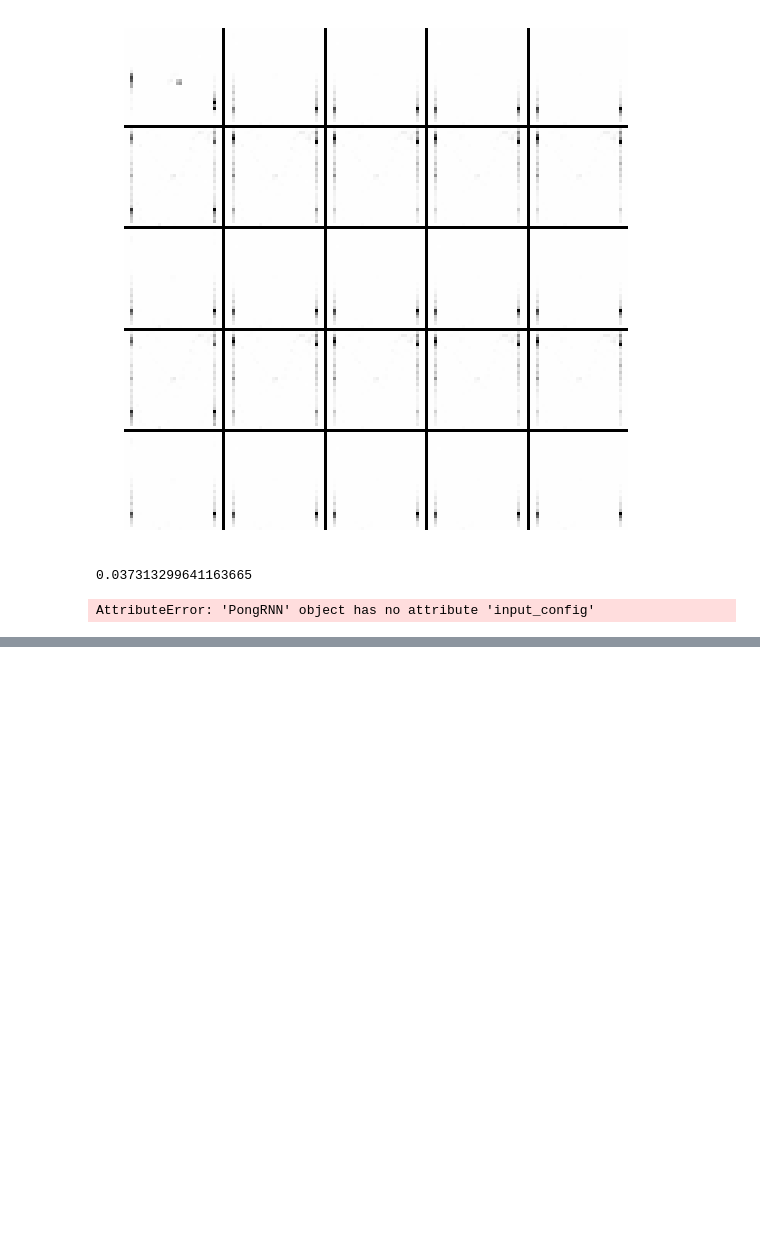
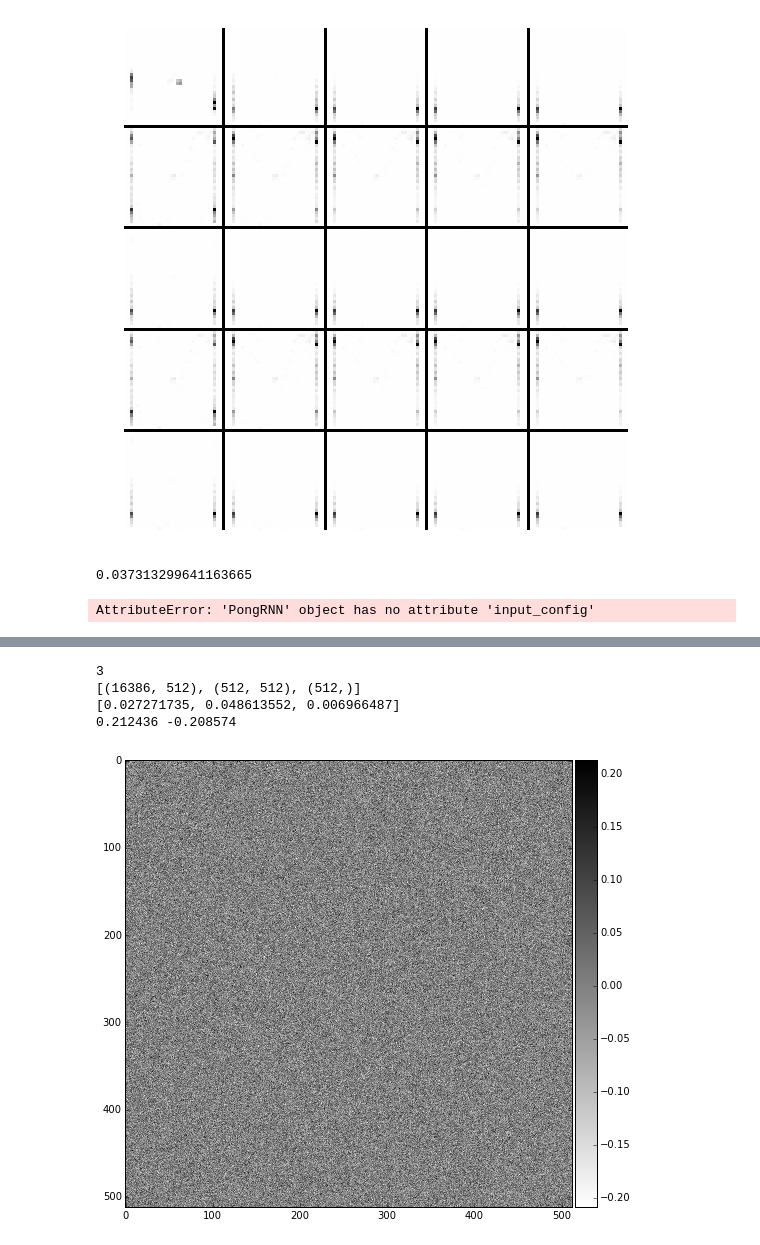
Before and after one commit to dmgottlieb/pong_rnn, a Jupyter notebook: PongRNN.ipynb, the cells around one changed output, grey strips where cells are left out. Saved outputs shown, nothing was run; the diff lists cells and outputs as text; code cells hidden in the pictures; blank space fills up the shorter version.

```diff
--- a/PongRNN.ipynb
+++ b/PongRNN.ipynb
@@ -314,0 +398,21 @@ AttributeError: 'PongRNN' object has no attribute 'input_config'
+# %%
+# extract + visualize RNN weights -- in particular, there should be some weights on the hidden state!
+
+RNN = model.graph.nodes['RNN3']
+weights = RNN.get_weights()
+# %%
+print len(weights)
+print [w.shape for w in weights]
+print [w.std() for w in weights]
+
+print weights[1].max(), weights[1].min()
+
+nice_imshow(plt.gca(), weights[1], cmap=cm.binary)
+
+# weights[1] is the weights on the recurrent state -- these are the largest weights in the layer, although they look small to my eye.
+# %% [output]
+3
+[(16386, 512), (512, 512), (512,)]
+[0.027271735, 0.048613552, 0.006966487]
+0.212436 -0.208574
+[figure, added]
```
Also changed, not shown: parts of 20 cells of this notebook, 7 other files.
